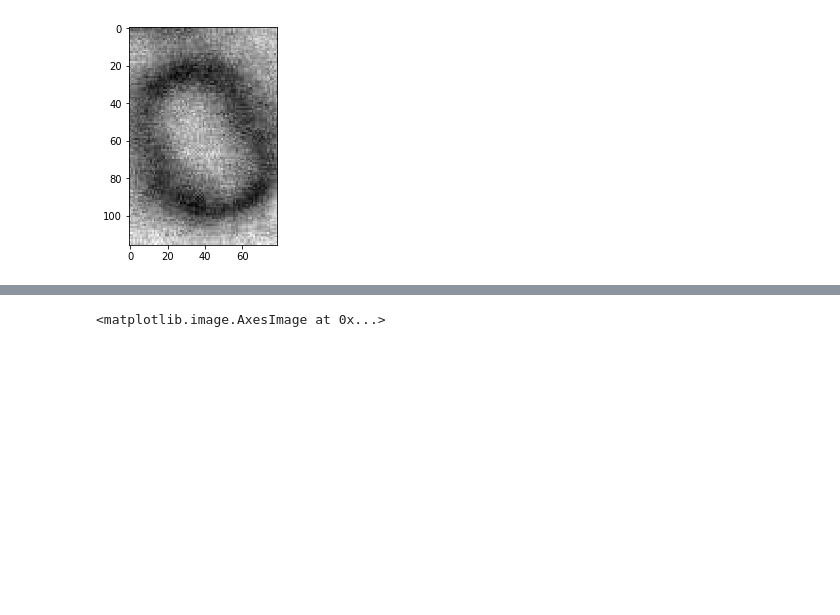
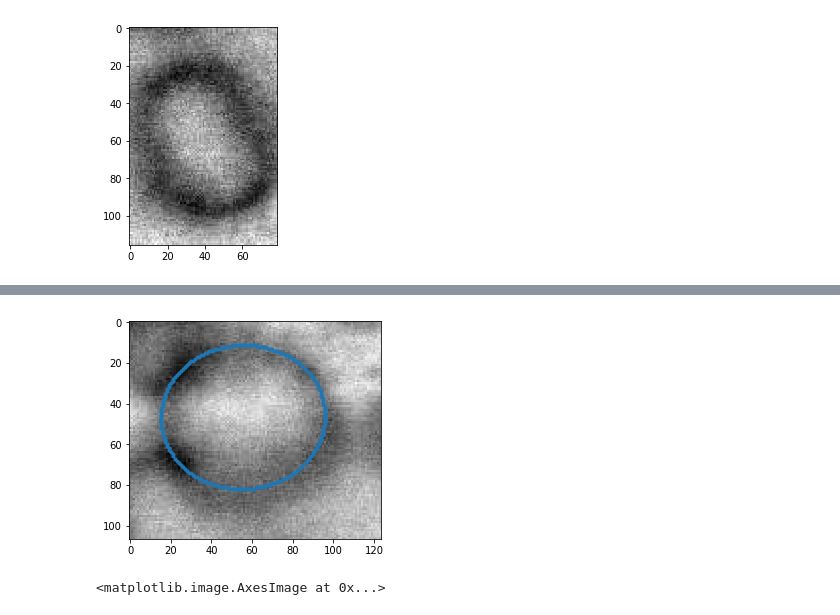
Before and after one commit to uw-cmg/Defect-Detection, a Jupyter notebook: Defect detection debug.ipynb, the cells around one changed output, grey strips where cells are left out. Saved outputs shown, nothing was run; the diff lists cells and outputs as text; code cells hidden in the pictures; blank space fills up the shorter version.

```diff
--- a/Defect detection debug.ipynb
+++ b/Defect detection debug.ipynb
@@ -168,3 +205,7 @@ imageUtils.showImage(subimages[6])
+# %%
+postProcessing.show_fitted_ellipse(subimages[0])
+# %% [output]
+[figure, added]
 # %%
 from chainercv.utils import write_image
 import math
```
Also changed, not shown: parts of 15 cells of this notebook.
